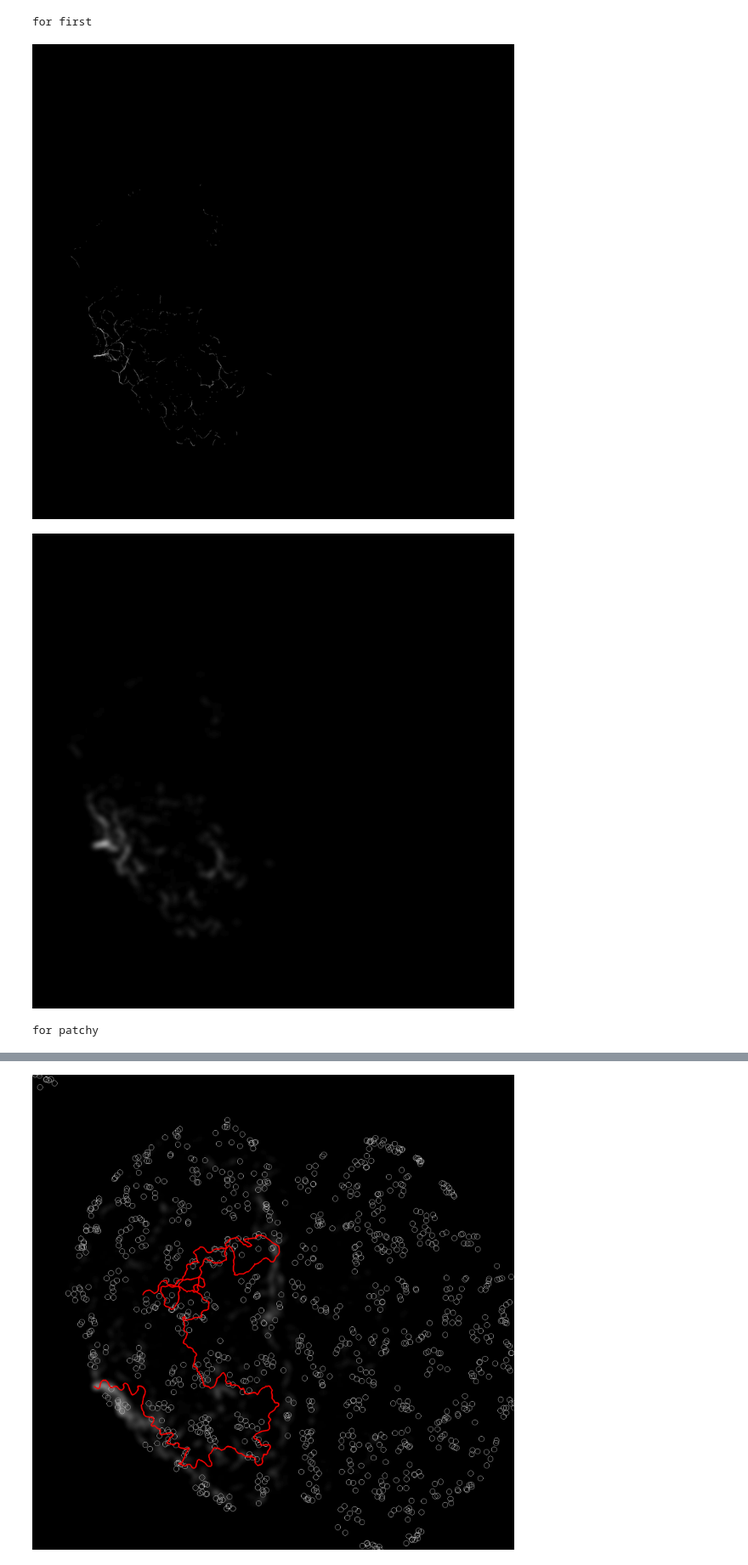
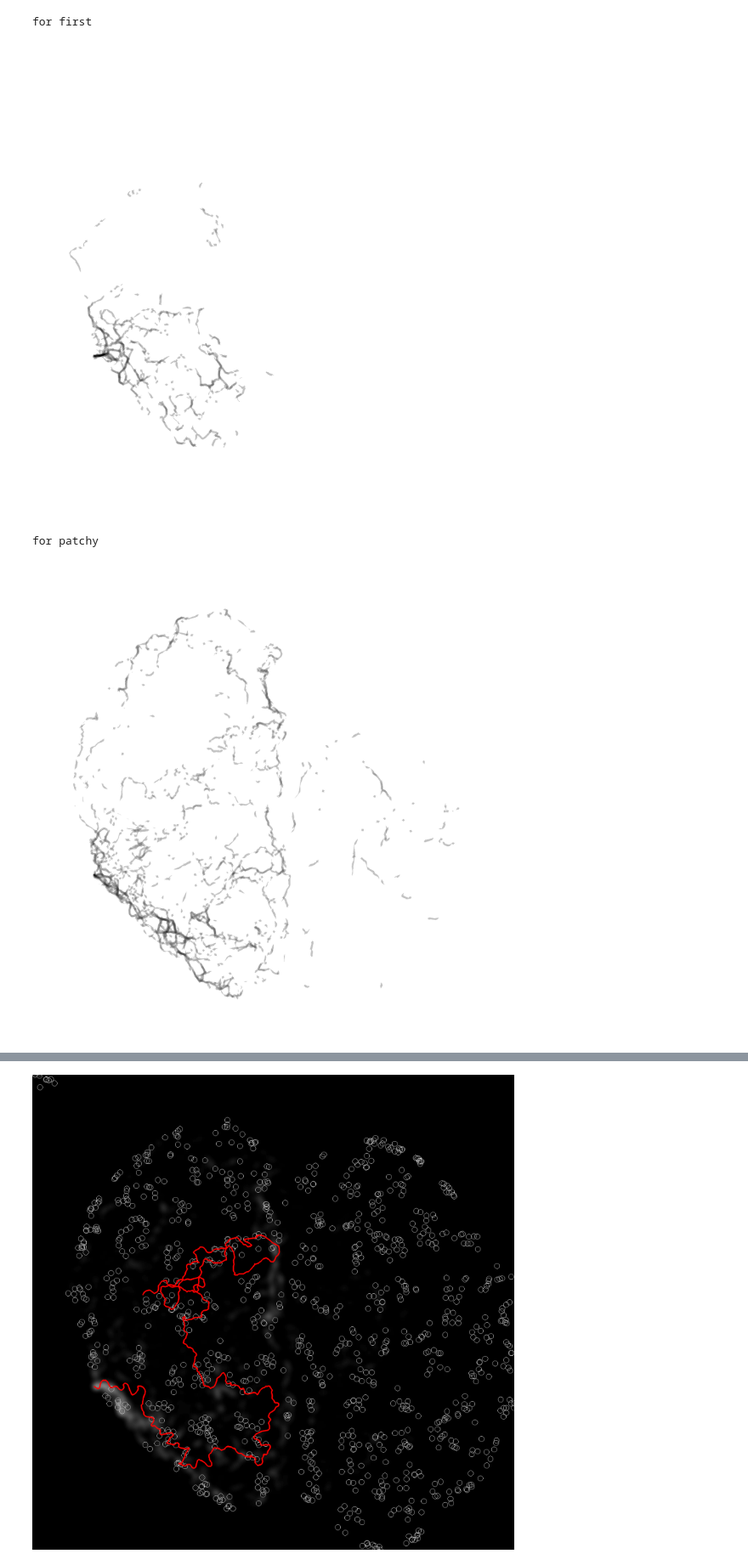
Before and after one commit to TomFiz/neuroforest, a Jupyter notebook: neuroforest-master/notebooks/test_heatmap.ipynb, the cells around one changed output, grey strips where cells are left out. Shown at 85% size. Drawn from its saved outputs; the diff is of its cells as text; code cells hidden in the pictures.

```diff
--- a/neuroforest-master/notebooks/test_heatmap.ipynb
+++ b/neuroforest-master/notebooks/test_heatmap.ipynb
@@ -52,34 +53,35 @@ with Image.new(mode="1", size=(max_coord_x, max_coord_z)) as im:
 # %%
 def get_trajectory_array(player_data: NeuroForestSample, session: str) -> np.ndarray:
     session = player_data[session]
     if session is None:
         return None
     player_coords = transform([c["coord"] for c in session.player_coords], np.array([200, 0, 200]), ZOOM_FACTOR)
     player_coords = player_coords[:,[0,2]]
 
     with Image.new(mode="1", size=(max_coord_x, max_coord_z)) as im:
         draw = ImageDraw.Draw(im)
-        draw.line([tuple(p) for p in player_coords.astype(int)],fill=1, width=2)
+        draw.line([tuple(p) for p in player_coords.astype(int)],fill=1, width=8)
         return np.array(im)
 
 for session_type in ["first", "patchy", "uniform"]:
     print(f"for {session_type}")
     overlayed_trajectories = np.zeros((max_coord_z, max_coord_x), dtype=int)
     for player_data in tqdm(dataloader_2024):
         trajectory_array = get_trajectory_array(player_data, session_type)
         if trajectory_array is None:
             continue
         else :
             overlayed_trajectories += get_trajectory_array(player_data, session_type)
     log_scaled = np.log(overlayed_trajectories)
     normed = (log_scaled / log_scaled.max()) * 255
     img = Image.fromarray(normed.astype(np.uint8))
+    img = ImageOps.invert(img)
+    # display.display(img)
+    # img = img.filter(ImageFilter.GaussianBlur(radius = 10))
+    # img = Contrast(img).enhance(20)
     display.display(img)
-    img = img.filter(ImageFilter.GaussianBlur(radius = 10))
-    img = Contrast(img).enhance(4)
-    display.display(img)
 # %% [output]
 for first
-[figure, old version]
+[figure, new version]
+for patchy
-[figure, old version]
+[figure, new version]
-for patchy
```
Also changed, not shown: parts of 4 cells of this notebook, 11 other files.
